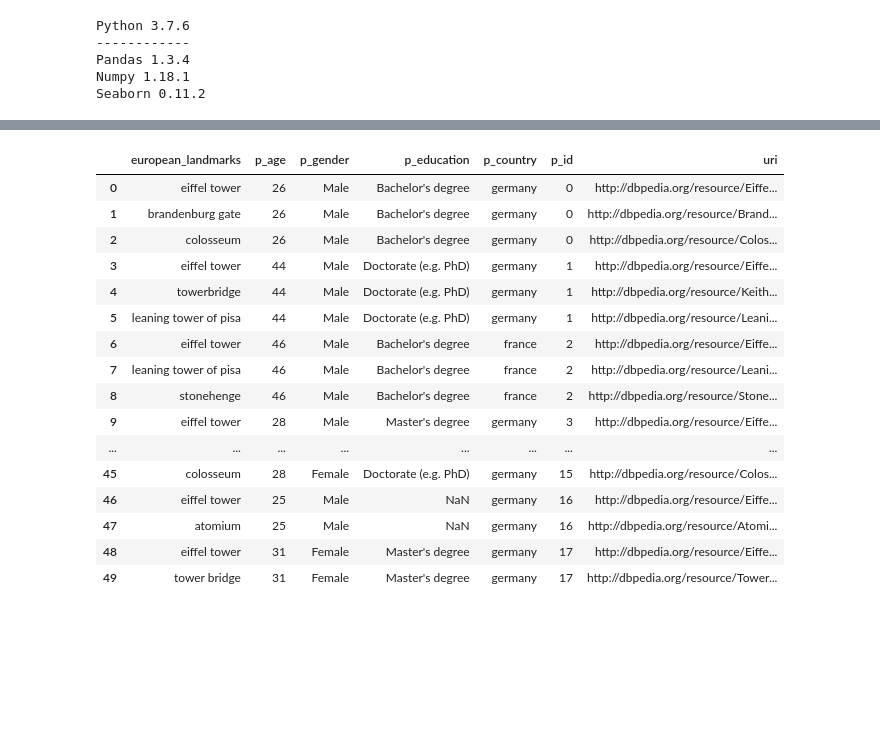
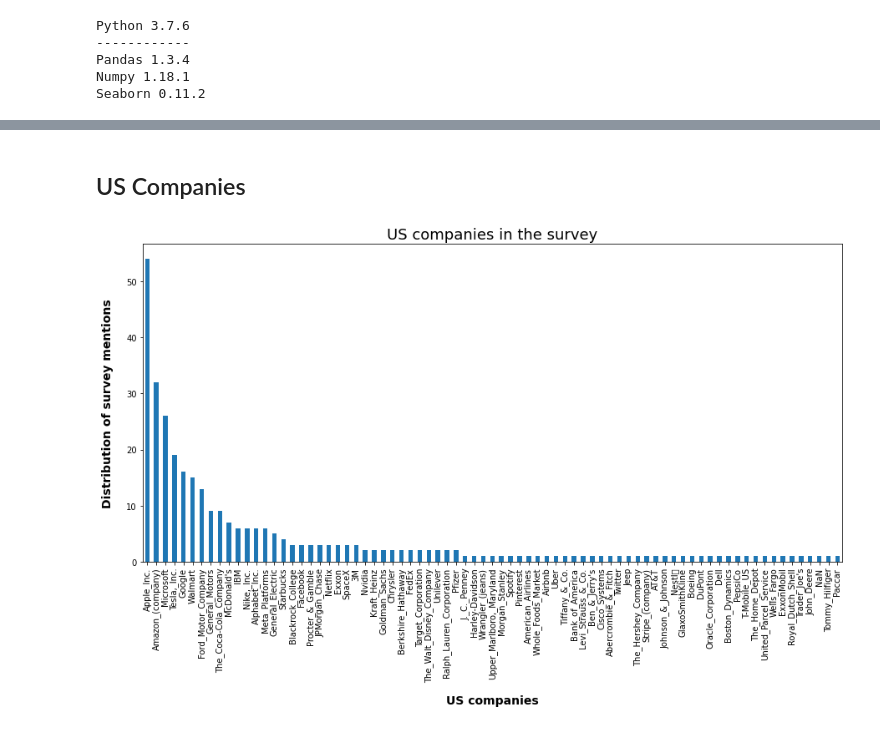
Before and after one commit to kevseitz/MAT, a Jupyter notebook: notebooks/Questionnaire_evaluation.ipynb, the cells around one changed output, grey strips where cells are left out. Cells and saved outputs as stored; diff of their text form; code cells hidden in the pictures; blank space fills up the shorter version.

Commit message:
Pipeline work
- Analysing survey results

```diff
--- a/notebooks/Questionnaire_evaluation.ipynb
+++ b/notebooks/Questionnaire_evaluation.ipynb
@@ -82,20 +70,38 @@ df_european_capital_cities_prep
-# %%
-df_european_landmarks_prep.head(50)
-# %% [output]
-|  | european_landmarks | p_age | p_gender | p_education | p_country | p_id | uri |
-| 0 | eiffel tower | 26 | Male | Bachelor's degree | germany | 0 | http://dbpedia.org/resource/Eiffe... |
-| 1 | brandenburg gate | 26 | Male | Bachelor's degree | germany | 0 | http://dbpedia.org/resource/Brand... |
-| 2 | colosseum | 26 | Male | Bachelor's degree | germany | 0 | http://dbpedia.org/resource/Colos... |
-| 3 | eiffel tower | 44 | Male | Doctorate (e.g. PhD) | germany | 1 | http://dbpedia.org/resource/Eiffe... |
-| 4 | towerbridge | 44 | Male | Doctorate (e.g. PhD) | germany | 1 | http://dbpedia.org/resource/Keith... |
-| 5 | leaning tower of pisa | 44 | Male | Doctorate (e.g. PhD) | germany | 1 | http://dbpedia.org/resource/Leani... |
-| 6 | eiffel tower | 46 | Male | Bachelor's degree | france | 2 | http://dbpedia.org/resource/Eiffe... |
-| 7 | leaning tower of pisa | 46 | Male | Bachelor's degree | france | 2 | http://dbpedia.org/resource/Leani... |
-| 8 | stonehenge | 46 | Male | Bachelor's degree | france | 2 | http://dbpedia.org/resource/Stone... |
-| 9 | eiffel tower | 28 | Male | Master's degree | germany | 3 | http://dbpedia.org/resource/Eiffe... |
-| ... | ... | ... | ... | ... | ... | ... | ... |
-| 45 | colosseum | 28 | Female | Doctorate (e.g. PhD) | germany | 15 | http://dbpedia.org/resource/Colos... |
-| 46 | eiffel tower | 25 | Male | NaN | germany | 16 | http://dbpedia.org/resource/Eiffe... |
-| 47 | atomium | 25 | Male | NaN | germany | 16 | http://dbpedia.org/resource/Atomi... |
-| 48 | eiffel tower | 31 | Female | Master's degree | germany | 17 | http://dbpedia.org/resource/Eiffe... |
-| 49 | tower bridge | 31 | Female | Master's degree | germany | 17 | http://dbpedia.org/resource/Tower... |
+# %%
+df_us_companies = pd.read_csv('../data/survey_single_cat_files/sv_prep_uri/improved_uri/sv_us_companies_impr.csv', sep=';', encoding="ISO-8859-1")
+df_us_tech_companies = pd.read_csv('../data/survey_single_cat_files/sv_prep_uri/improved_uri/sv_us_tech_companies_impr.csv', sep=';', encoding='utf-8')
+df_continents = pd.read_csv('../data/survey_single_cat_files/sv_prep_uri/improved_uri/sv_continents_impr.csv', sep=';', encoding='utf-8')
+df_cities = pd.read_csv('../data/survey_single_cat_files/sv_prep_uri/improved_uri/sv_cities_impr.csv', sep=';', encoding='utf-8')
+df_potus = pd.read_csv('../data/survey_single_cat_files/sv_prep_uri/improved_uri/sv_potus_impr.csv', sep=';', encoding='utf-8')
+df_music_genres = pd.read_csv('../data/survey_single_cat_files/sv_prep_uri/improved_uri/sv_music_genres_impr.csv', sep=';', encoding='utf-8')
+df_vegetables = pd.read_csv('../data/survey_single_cat_files/sv_prep_uri/improved_uri/sv_vegetables_impr.csv', sep=';', encoding='utf-8')
+df_birds = pd.read_csv('../data/survey_single_cat_files/sv_prep_uri/improved_uri/sv_birds_impr.csv', sep=';', encoding='utf-8')
+df_european_capital_cities = pd.read_csv('../data/survey_single_cat_files/sv_prep_uri/improved_uri/sv_european_capital_cities_impr.csv', sep=';', encoding='utf-8')
+df_european_countries = pd.read_csv('../data/survey_single_cat_files/sv_prep_uri/improved_uri/sv_european_countries_impr.csv', sep=';', encoding='utf-8')
+# %%
+# Method for splitting the URI to get resource/name (based of the URI)
+def node_path(row):
+    return parse.urlsplit(row['r_name']).path.split('/', 1)[-1]
+
+def get_r_name(dframe):
+    dframe = dframe.fillna('NaN')
+    dframe.replace(0, 'NaN', inplace=True)
+    dframe.insert(loc=0, column='r_name', value=dframe['uri'])
+    dframe['r_name'] = dframe.apply(lambda row: node_path(row), axis=1)
+    dframe['r_name'] = dframe.apply(lambda row: node_path(row), axis=1)
+    return dframe
+# %% [markdown]
+## US Companies
+# %%
+df_us_companies_t = get_r_name(df_us_companies)
+
+df_us_companies_t['r_name'].value_counts().plot(kind="bar", figsize=(15,7))#, color="#61d199")
+plt.ylabel('Distribution of survey mentions', fontsize=14,fontweight='bold', labelpad=15)
+plt.xlabel('US companies', fontsize=14,fontweight='bold', labelpad=15)
+#plt.tick_params(labelsize=14)
+
+plt.title("US companies in the survey", size=18)
+
+plt.savefig("../plots/plots_usCompanies/survey_us_companies.png", bbox_inches="tight")
+# %% [output]
+[figure, added]
```
Also changed, not shown: parts of 41 cells of this notebook, 36 other files.
